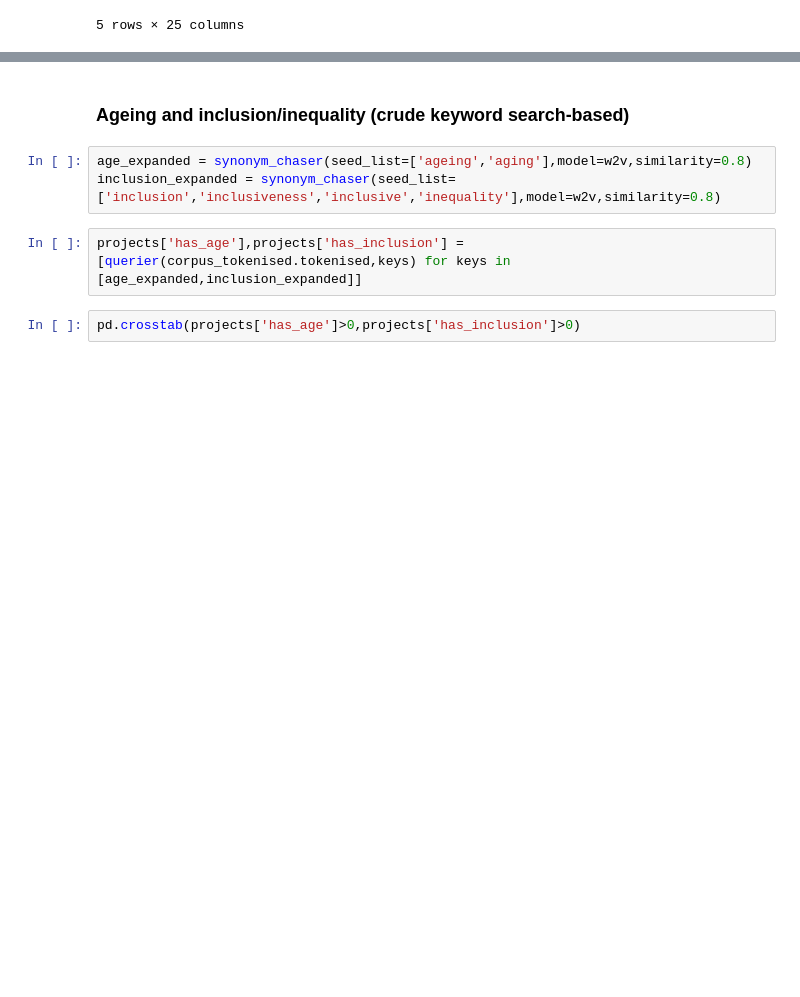
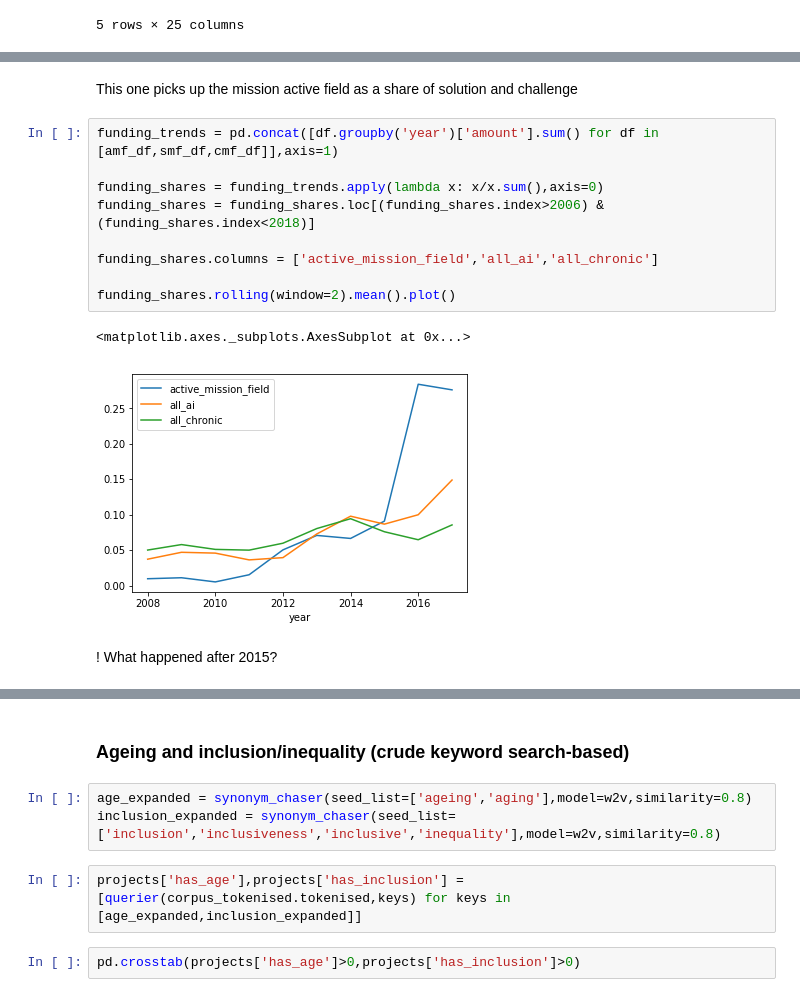
Before and after one commit to Juan-Mateos/eurito_mission, a Jupyter notebook: notebooks/03_jmg_mission_field_analysis.ipynb, the cells around one changed output, grey strips where cells are left out. Cells and saved outputs as stored; diff of their text form; blank space fills up the shorter version.

```diff
--- a/notebooks/03_jmg_mission_field_analysis.ipynb
+++ b/notebooks/03_jmg_mission_field_analysis.ipynb
@@ -334,0 +458,16 @@ projects.loc[(projects['has_ai']>0) & (projects['has_chronic']>0)].head()
+# %% [markdown]
+This one picks up the mission active field as a share of solution and challenge
+# %%
+funding_trends = pd.concat([df.groupby('year')['amount'].sum() for df in [amf_df,smf_df,cmf_df]],axis=1)
+
+funding_shares = funding_trends.apply(lambda x: x/x.sum(),axis=0)
+funding_shares = funding_shares.loc[(funding_shares.index>2006) & (funding_shares.index<2018)]
+
+funding_shares.columns = ['active_mission_field','all_ai','all_chronic']
+
+funding_shares.rolling(window=2).mean().plot()
+# %% [output]
+<matplotlib.axes._subplots.AxesSubplot at 0x...>
+[figure, added]
+# %% [markdown]
+! What happened after 2015?
```
Also changed, not shown: parts of 45 cells of this notebook, 1 other file.
